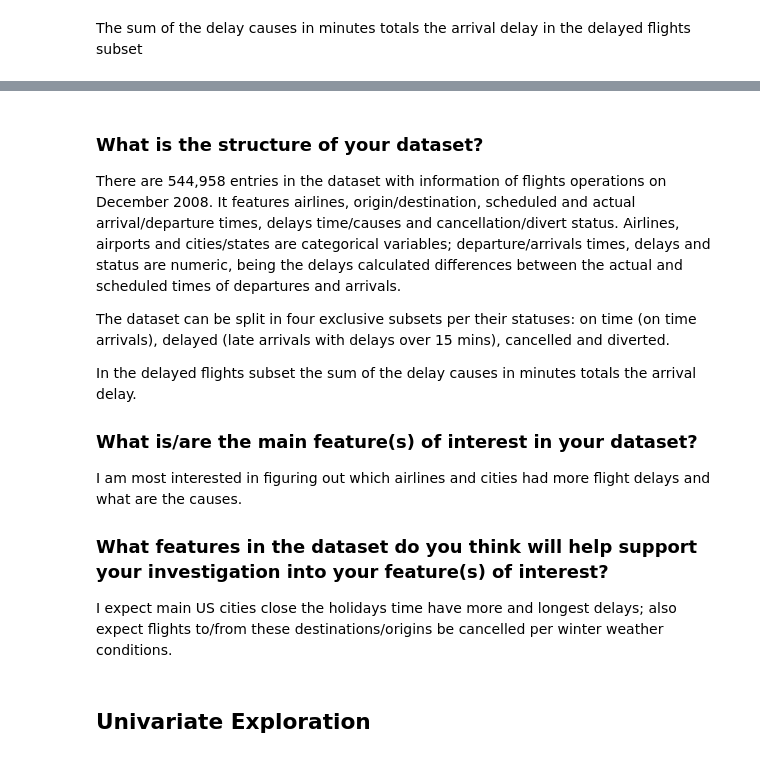
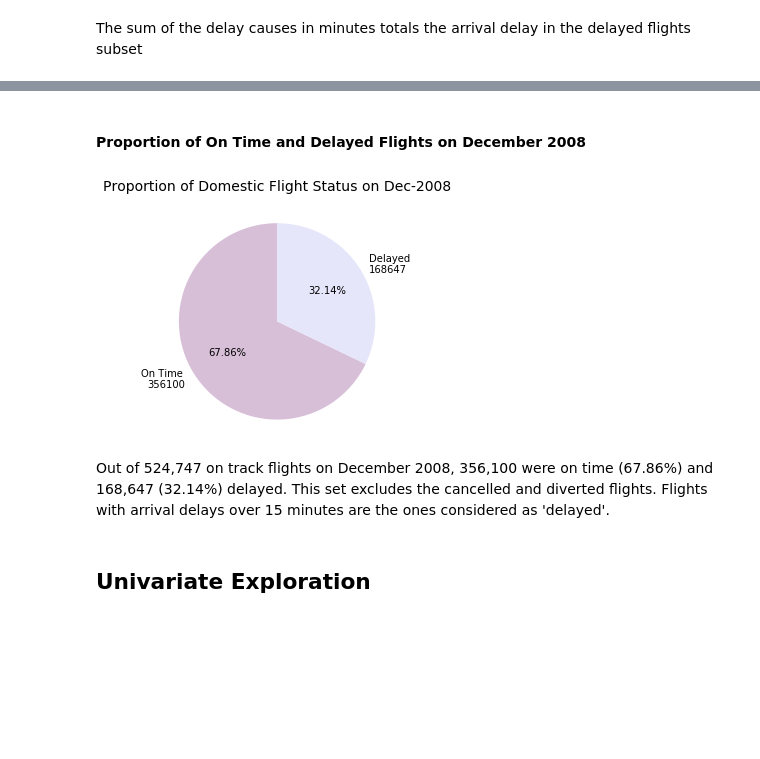
Before and after one commit to thaisruiz/udacity-communicating-data-findings, a Jupyter notebook: Flights_exploration_in_progress.ipynb, the cells around one changed output, grey strips where cells are left out. Drawn from its saved outputs; the diff is of its cells as text; code cells hidden in the pictures; blank space fills up the shorter version.

```diff
--- a/Flights_exploration_in_progress.ipynb
+++ b/Flights_exploration_in_progress.ipynb
@@ -282,0 +279,4 @@ memory usage: 309.8+ KB
+# %%
+# Removing delay causes columns on On Time flights dataset
+on_time_flights = on_time_flights.drop(delay_cols, axis=1)
+on_time_flights.info()
@@ -406,19 +344,21 @@ memory usage: 229.8+ KB
-# %% [markdown]
-### What is the structure of your dataset?
-
-There are 544,958 entries in the dataset with information of flights operations on December 2008. It features airlines, origin/destination, scheduled and actual arrival/departure times, delays time/causes and cancellation/divert status. Airlines, airports and cities/states are categorical variables; departure/arrivals times, delays and status are numeric, being the delays calculated differences between the actual and scheduled times of departures and arrivals.
-
-The dataset can be split in four exclusive subsets per their statuses: on time (on time arrivals), delayed (late arrivals with delays over 15 mins), cancelled and diverted.
-
-In the delayed flights subset the sum of the delay causes in minutes totals the arrival delay.
-
-### What is/are the main feature(s) of interest in your dataset?
-
-I am most interested in figuring out which airlines and cities had more flight delays and what are the causes.
-
-### What features in the dataset do you think will help support your investigation into your feature(s) of interest?
-
-I expect main US cities close the holidays time have more and longest delays; also expect flights to/from these destinations/origins be cancelled per winter weather conditions.
+# %% [markdown]
+#### Proportion of On Time and Delayed Flights on December 2008
+# %%
+# Pie chart plotting
+
+sizes  = [len(on_time_flights), len(delayed_flights)]
+colors = ['thistle','lavender']
+labels = ['On Time \n' + str(sizes[0]), 'Delayed \n' + str(sizes[1])]
+
+patches, texts, autotexts = plt.pie(sizes, autopct='%.2f%%', startangle=90, colors=colors, labels=labels)
+
+plt.axis('square') # equal aspect ratio ensures that pie is drawn as a circle
+plt.title('Proportion of Domestic Flight Status on Dec-2008\n', fontsize=14);
+# %% [output]
+[figure, added]
+# %% [markdown]
+Out of 524,747 on track flights on December 2008, 356,100 were on time (67.86%) and 168,647 (32.14%) delayed. This set excludes the cancelled and diverted flights.
+Flights with arrival delays over 15 minutes are the ones considered as 'delayed'.
 # %% [markdown]
 ## Univariate Exploration
 # %% [markdown]
```
Also changed, not shown: parts of 84 cells of this notebook.
